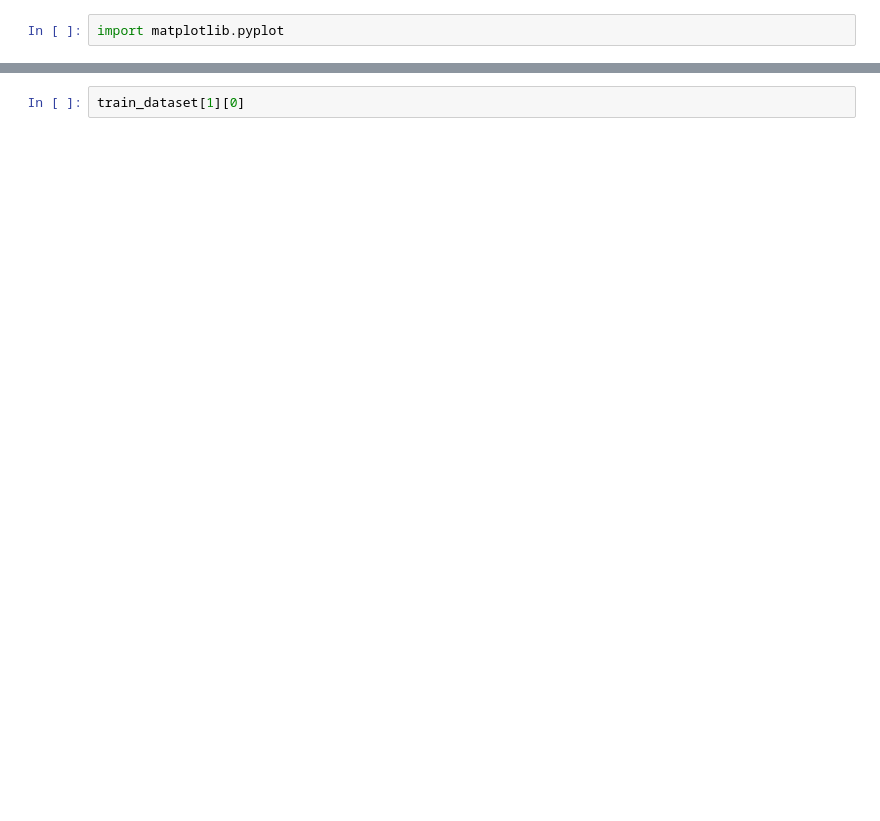
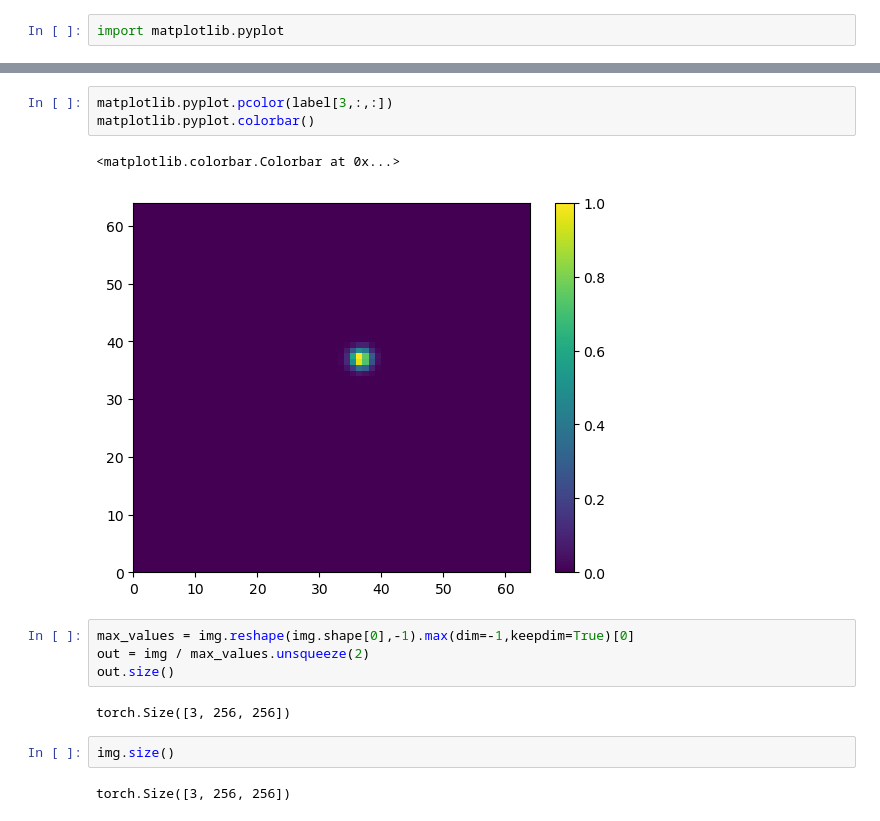
Before and after one commit to paulmthompson/pytorch-stacked-hourglass, a Jupyter notebook: notebooks/train.ipynb, the cells around one changed output, grey strips where cells are left out. Cells and saved outputs as stored; diff of their text form; blank space fills up the shorter version.

```diff
--- a/notebooks/train.ipynb
+++ b/notebooks/train.ipynb
@@ -123,2 +134,16 @@ matplotlib.pyplot.pcolor(train_dataset[2][1][2,:,:])
-# %%
-train_dataset[1][0]
+# %%
+matplotlib.pyplot.pcolor(label[3,:,:])
+matplotlib.pyplot.colorbar()
+# %% [output]
+<matplotlib.colorbar.Colorbar at 0x...>
+[figure, added]
+# %%
+max_values = img.reshape(img.shape[0],-1).max(dim=-1,keepdim=True)[0]
+out = img / max_values.unsqueeze(2)
+out.size()
+# %% [output]
+torch.Size([3, 256, 256])
+# %%
+img.size()
+# %% [output]
+torch.Size([3, 256, 256])
```
Also changed, not shown: parts of 3 cells of this notebook, 1 other file.
